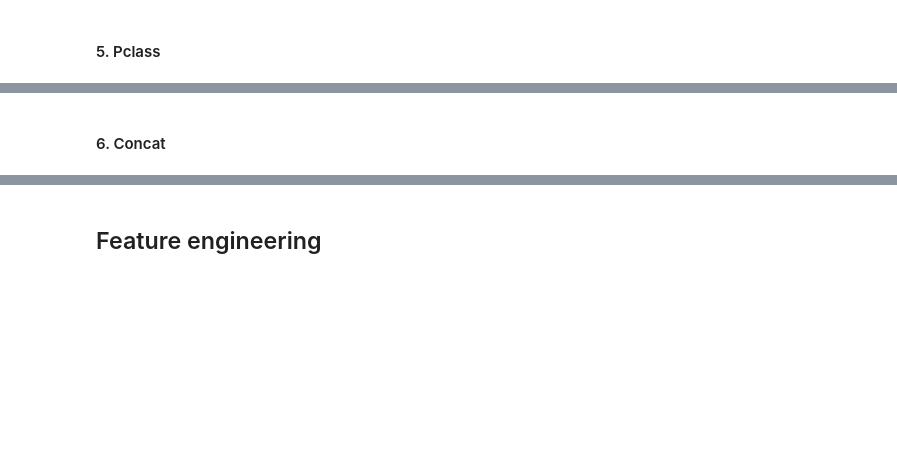
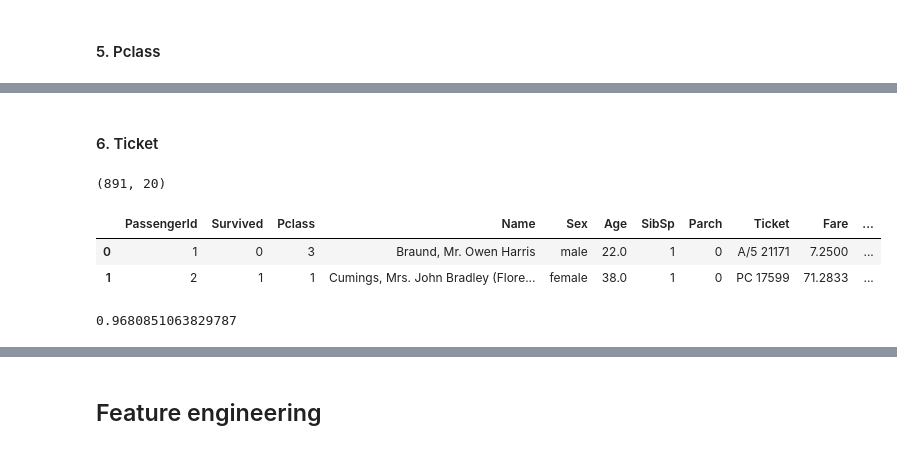
Before and after one commit to ygej/study, a Jupyter notebook: love_python/python_booklearning_20210417_titanic_practice.ipynb, the cells around one changed output, grey strips where cells are left out. Saved outputs shown, nothing was run; the diff lists cells and outputs as text; code cells hidden in the pictures; blank space fills up the shorter version.

```diff
--- a/love_python/python_booklearning_20210417_titanic_practice.ipynb
+++ b/love_python/python_booklearning_20210417_titanic_practice.ipynb
@@ -319,2 +794,19 @@ one_got_test_Pclass.head()
 # %% [markdown]
-#### 6. Concat
+#### 6. Ticket
+# %%
+# pclass, sex에 따른 평균 생존률 구하기
+# 2명 이상 소지한 티켓의 평균 생존률 대비 높은지 낮은지 확인
+
+def find_good_ticket(row):
+# %% [output]
+(891, 20)
+# %%
+train.head(2)
+# %% [output]
+|  | PassengerId | Survived | Pclass | Name | Sex | Age | SibSp | Parch | Ticket | Fare | ... |
+| 0 | 1 | 0 | 3 | Braund, Mr. Owen Harris | male | 22.0 | 1 | 0 | A/5 21171 | 7.2500 | ... |
+| 1 | 2 | 1 | 1 | Cumings, Mrs. John Bradley (Flore... | female | 38.0 | 1 | 0 | PC 17599 | 71.2833 | ... |
+# %%
+train[(train['Pclass'] == 1) & (train['Sex'] == 'female')]['Survived'].mean()
+# %% [output]
+0.9680851063829787
```
Also changed, not shown: parts of 66 cells of this notebook.
